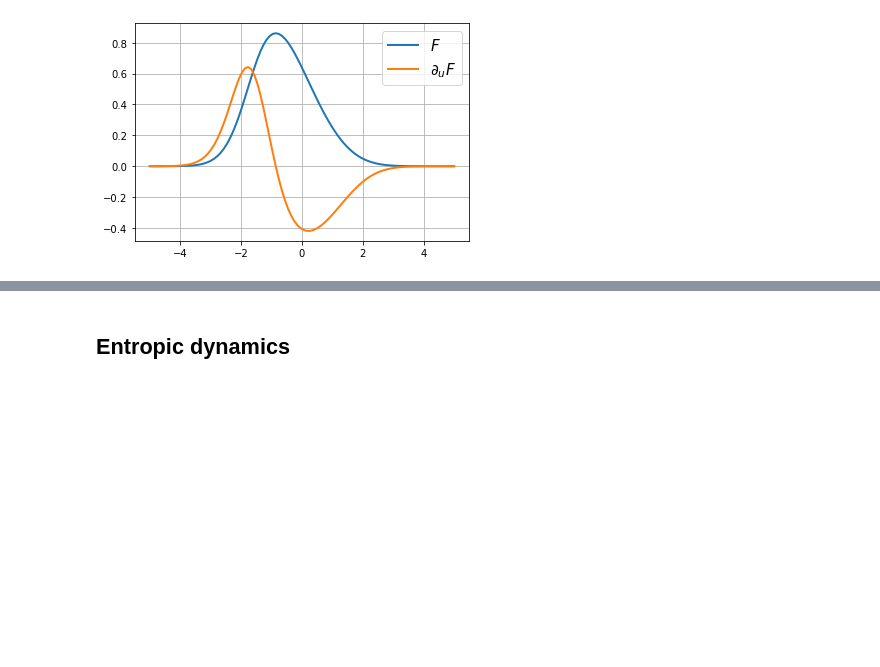
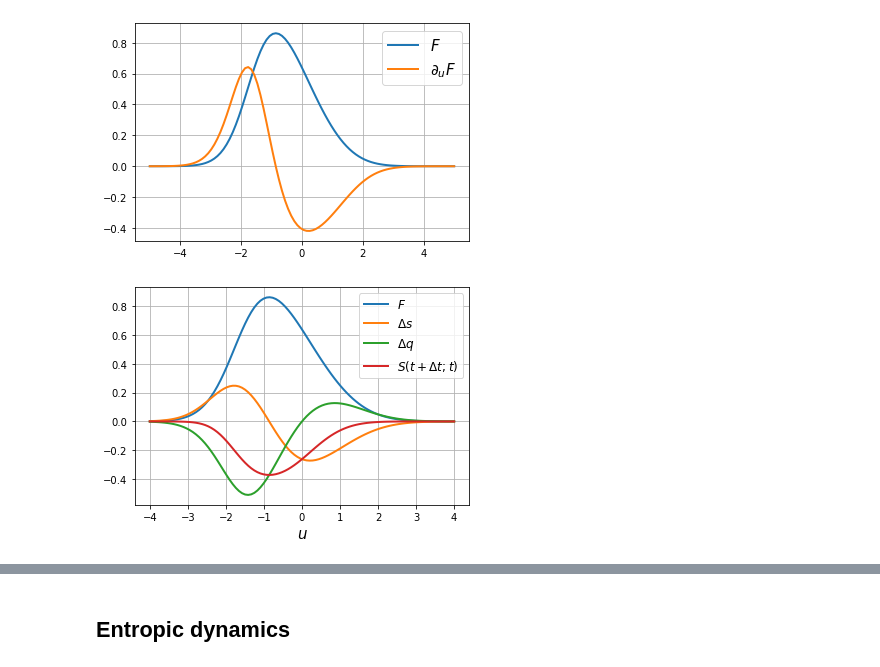
Before and after one commit to rodsveiga/maxent, a Jupyter notebook: exp.ipynb, the cells around one changed output, grey strips where cells are left out. Saved outputs shown, nothing was run; the diff lists cells and outputs as text; code cells hidden in the pictures; blank space fills up the shorter version.

```diff
--- a/exp.ipynb
+++ b/exp.ipynb
@@ -27,6 +65,25 @@ plt.grid()
 plt.show()
 # %% [output]
 [figure]
+# %%
+u = np.linspace(-4, 4, 100)
+noise = 0.1
+
+
+s = np.log(1 + dF(u, noise= noise))/2
+q = -(dF(u, noise= noise) + F(u)*F(u))/2
+s_na = s + q
+
+plt.plot(u, F(u, noise= noise), label= '$F$', linewidth= 2, color= 'C0')
+plt.plot(u, s, label= '$\Delta s$', linewidth= 2, color= 'C1')
+plt.plot(u, q, label= '$\Delta q$', linewidth= 2, color= 'C2')
+plt.plot(u, s_na, label= '$ S ( t + \Delta t; t)$', linewidth= 2, color= 'C3')
+plt.xlabel('$u$', fontsize= 15)
+plt.grid()
+plt.legend(fontsize= 12)
+plt.show()
+# %% [output]
+[figure, added]
 # %%
 u = np.linspace(-4, 4, 100)
 noise = 0.1
```
Also changed, not shown: parts of 18 cells of this notebook.
